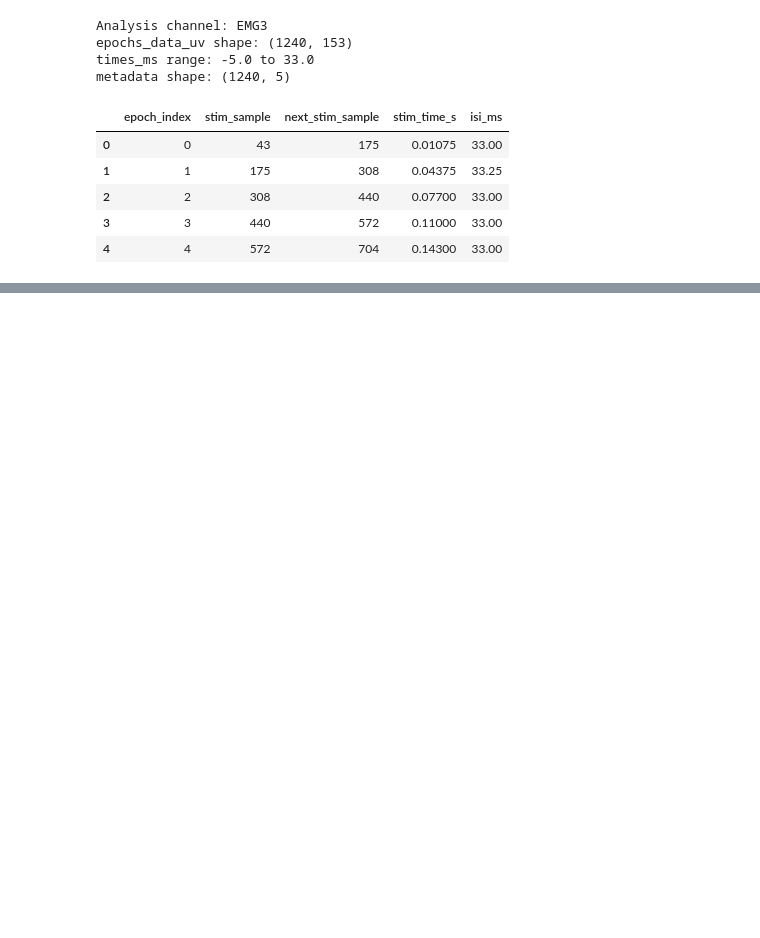
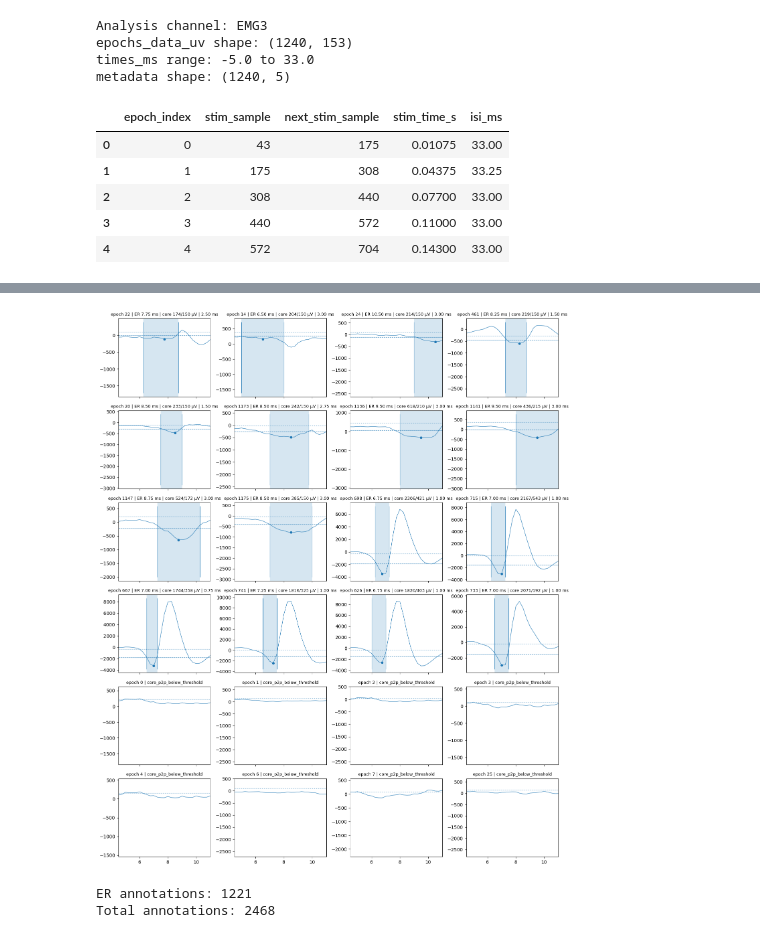
Before and after one commit to violaxanthin/emg-lr-segmentation, a Jupyter notebook: notebooks/emg_lr_segmentation.ipynb, the cells around one changed output, grey strips where cells are left out. Saved outputs shown, nothing was run; the diff lists cells and outputs as text; code cells hidden in the pictures; blank space fills up the shorter version.

```diff
--- a/notebooks/emg_lr_segmentation.ipynb
+++ b/notebooks/emg_lr_segmentation.ipynb
@@ -1025,0 +443,77 @@ Name: count, dtype: int64
+# %%
+# Проверка ER
+
+er_valid = er_df[er_df["er_found"]].copy()
+qc_indices = list(dict.fromkeys(
+    er_valid.nsmallest(6, "er_core_p2p_uv")["epoch_index"].astype(int).tolist()
+    + er_valid.nlargest(6, "er_width_ms")["epoch_index"].astype(int).tolist()
+    + er_valid.nlargest(6, "er_p2p_uv")["epoch_index"].astype(int).tolist()
+    + er_df.loc[~er_df["er_found"], "epoch_index"].head(8).astype(int).tolist()
+))
+
+if len(qc_indices) == 0:
+    print("Нет эпох для проверки")
+else:
+    n_cols = 4
+    n_rows = int(np.ceil(len(qc_indices) / n_cols))
+    fig, axes = plt.subplots(n_rows, n_cols, figsize=(14, 2.8 * n_rows), sharex=True)
+    axes = np.ravel(axes)
+    er_lookup = er_df.set_index("epoch_index")
+
+    for ax, epoch_idx in zip(axes, qc_indices):
+        row = er_lookup.loc[epoch_idx]
+        signal_uv = epochs_data_uv[epoch_idx]
+        ax.plot(times_ms, signal_uv, linewidth=0.8)
+        ax.axvline(0, linestyle=":", linewidth=0.8)
+        ax.axhline(row["baseline_median_uv"], linestyle=":", linewidth=0.8)
+
+        if row["er_found"]:
+            core_level_uv = row["baseline_median_uv"] - er_core_frac * row["er_depth_uv"]
+            ax.axhline(core_level_uv, linestyle="--", linewidth=0.8)
+            ax.axvspan(row["er_start_ms"], row["er_end_ms"], alpha=0.18)
+            ax.vlines([row["er_start_ms"], row["er_end_ms"]], *ax.get_ylim(), linewidth=0.8)
+            ax.scatter(row["er_peak_ms"], row["er_min_uv"], s=18)
+            title = f"epoch {epoch_idx} | ER {row['er_peak_ms']:.2f} ms | core {row['er_core_p2p_uv']:.0f}/{row['er_core_p2p_threshold_uv']:.0f} µV | {row['er_width_ms']:.2f} ms"
+        else:
+            title = f"epoch {epoch_idx} | {row['er_detection_source']}"
+
+        ax.set_title(title, fontsize=9)
+        ax.set_xlim(4.5, 11.0)
+
+    for ax in axes[len(qc_indices):]:
+        ax.axis("off")
+    plt.tight_layout()
+    plt.show()
+# %% [output]
+[figure, added]
+# %%
+# Аннотации ER
+
+er_label = "ER_auto"
+missing = [col for col in ["epoch_index", "er_found", "er_start_ms", "er_end_ms"] if col not in er_df.columns]
+if missing:
+    raise ValueError(f"В er_df нет колонок: {missing}")
+
+old_ann = raw.annotations.copy()
+raw.set_annotations(old_ann[np.asarray(old_ann.description) != er_label])
+
+stim_samples = epochs_auto.events[:, 0]
+sfreq = raw.info["sfreq"]
+er_valid = er_df.query("er_found == True").dropna(subset=["er_start_ms", "er_end_ms"])
+er_valid = er_valid[er_valid["er_end_ms"] > er_valid["er_start_ms"]]
+
+records = []
+for _, row in er_valid.iterrows():
+    epoch_idx = int(row["epoch_index"])
+    if 0 <= epoch_idx < len(stim_samples):
+        stim_time_s = (stim_samples[epoch_idx] - raw.first_samp) / sfreq
+        records.append((stim_time_s + row["er_start_ms"] / 1000, (row["er_end_ms"] - row["er_start_ms"]) / 1000))
+
+er_annotations = mne.Annotations([r[0] for r in records], [r[1] for r in records], [er_label] * len(records))
+raw.set_annotations(raw.annotations + er_annotations)
+
+print("ER annotations:", len(er_annotations))
+print("Total annotations:", len(raw.annotations))
+# %% [output]
+ER annotations: 1221
+Total annotations: 2468
```
Also changed, not shown: parts of 28 cells of this notebook, 3 other files.
